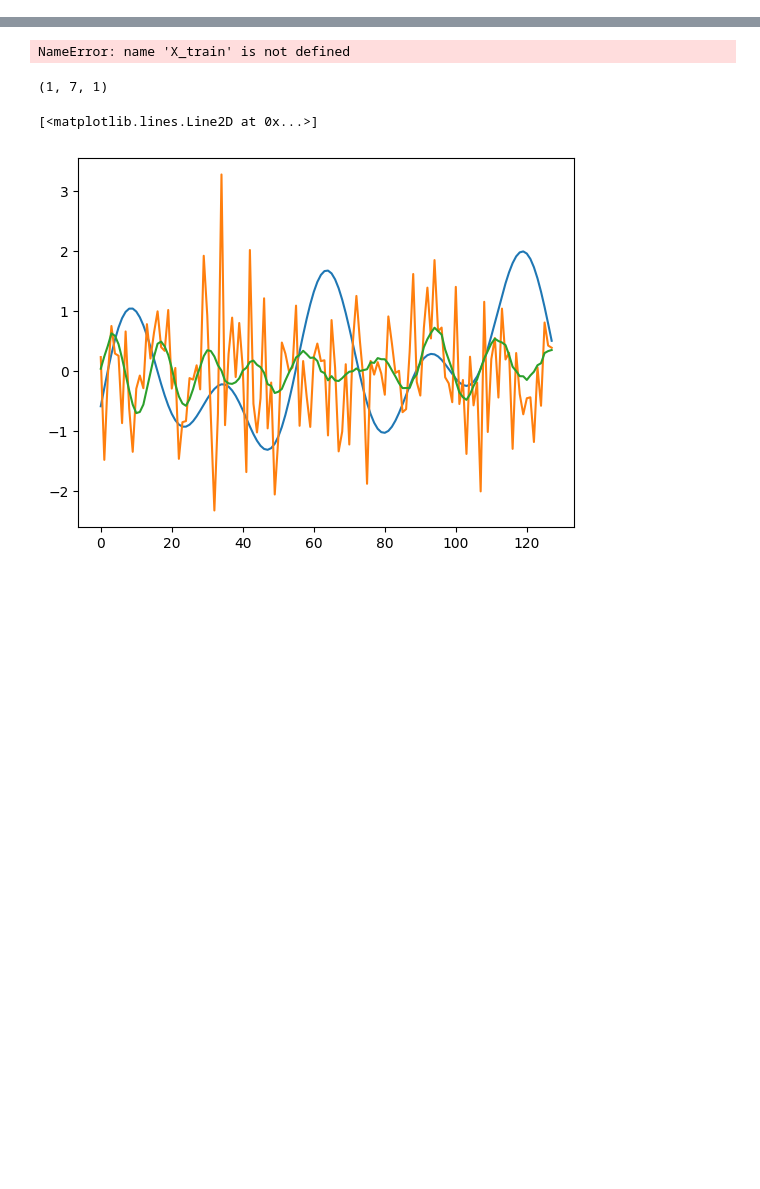
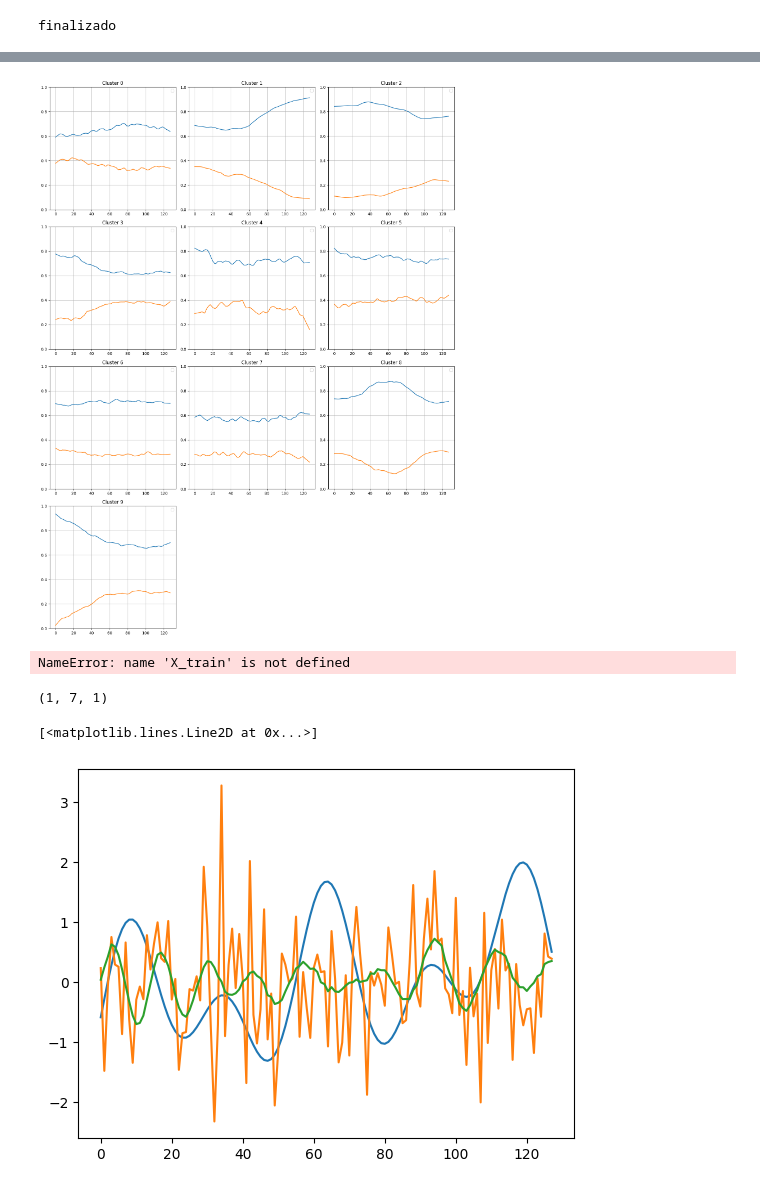
Before and after one commit to dasolma/diffLIME, a Jupyter notebook: src/phm_framework/notebooks/Untitled-Copy1.ipynb, the cells around one changed output, grey strips where cells are left out. Drawn from its saved outputs; the diff is of its cells as text; code cells hidden in the pictures; blank space fills up the shorter version.

```diff
--- a/src/phm_framework/notebooks/Untitled.ipynb
+++ b/src/phm_framework/notebooks/Untitled-Copy1.ipynb
@@ -99,0 +264,19 @@ Meta-attributes extracted in 21.050698041915894 seconds
+# %%
+# Generar series temporales aleatorias
+N  = 1000
+indexes = np.arange(1, X_train.shape[0])
+np.random.shuffle(indexes)
+envolventes  = [extraer_envolventes(X_train[indexes[i]]) for i in range(N)]
+series_temporales = np.abs(np.array(envolventes)[:N, 0] -  np.array(envolventes)[:N, 1])
+series_temporales = np.array(envolventes)[:N, 0]
+
+series_temporales = np.array(envolventes)[:N, :, :]
+
+
+# Aplicar clustering con K-means y DTW
+n_clusters = 10
+labels, centroids = clusterizar_series_temporales(series_temporales, n_clusters, metric='dtw')
+print("finalizado")
+# Dibujar clusters
+plot_clusters(series_temporales, labels, centroids, n_clusters)
+# %% [output]
@@ -99,0 +292 @@ Meta-attributes extracted in 21.050698041915894 seconds
+finalizado
@@ -100,3 +294,4 @@ Meta-attributes extracted in 21.050698041915894 seconds
+[figure, added]
 # %%
 from phm_framework.nets.dpm import get_network
 from collections import defaultdict
```
Also changed, not shown: parts of 9 cells of this notebook, 2 other files.
